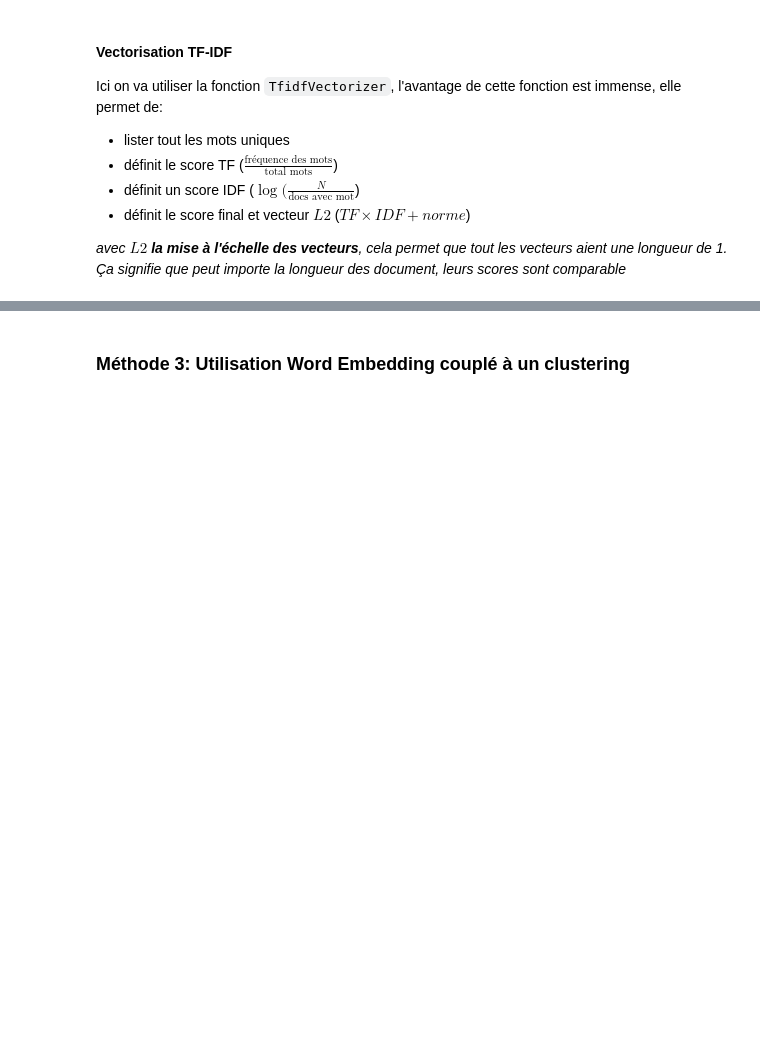
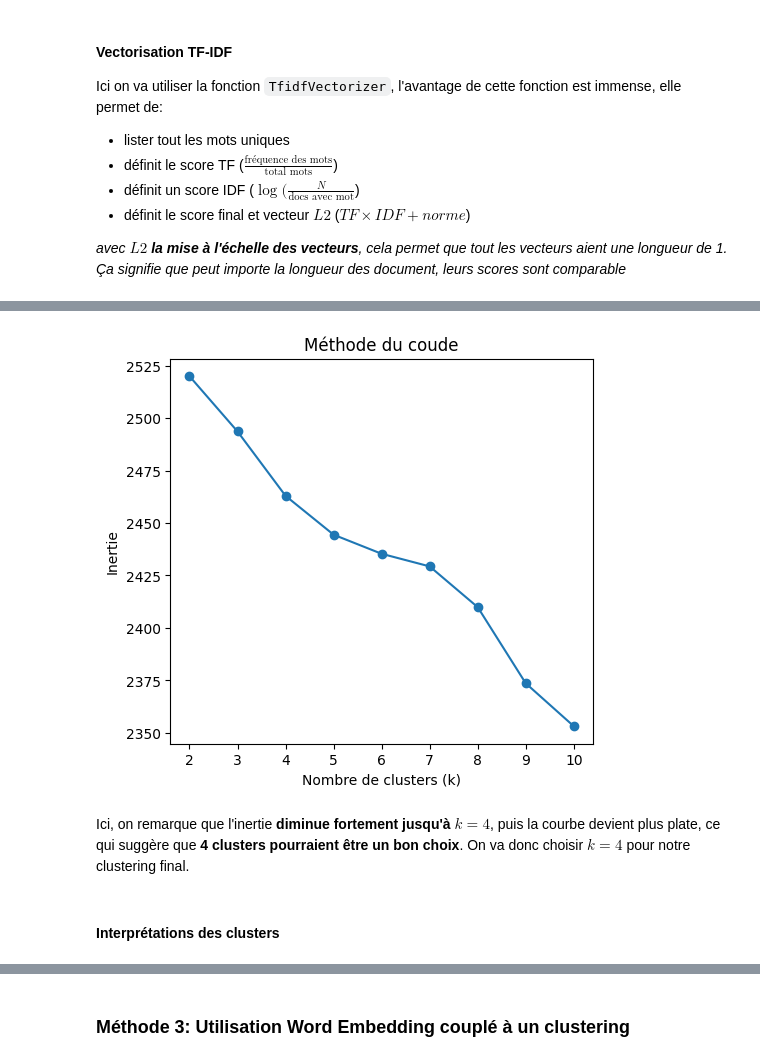
Before and after one commit to cypnet/Analyse-de-conversations-sur-la-sant-mentale-, a Jupyter notebook: LOGAN/ETAPE1-Exploration_jeu_de_donnees.ipynb, the cells around one changed output, grey strips where cells are left out. Drawn from its saved outputs; the diff is of its cells as text; code cells hidden in the pictures; blank space fills up the shorter version.

Commit message:
[Update] Méthode 2 terminée

```diff
--- a/LOGAN/ETAPE1-Exploration_jeu_de_donnees.ipynb
+++ b/LOGAN/ETAPE1-Exploration_jeu_de_donnees.ipynb
@@ -1035,0 +1150,26 @@ Ici on va utiliser la fonction <code>TfidfVectorizer</code>, l'avantage de cette
+# %%
+# On applique la méthode du coude sur la matrice TF-IDF totale pour trouver le nombre optimal de clusters
+from sklearn.cluster import KMeans
+from sklearn.metrics import silhouette_score
+
+tfidf_dense = tfidf_total.todense() # Nous permet d'accéder à la matrice
+tfidf_array = np.asarray(tfidf_dense) # On convertit en array numpy pour pouvoir l'utiliser dans KMeans
+inertias = []
+K_range = range(2, 11) # On teste de 2 à 10 clusters
+for k in K_range:
+    kmeans = KMeans(n_clusters=k, random_state=42)
+    kmeans.fit(tfidf_array)
+    inertias.append(kmeans.inertia_) #inertia_ est la somme des distances au carré entre les points et leur centre de cluster, plus elle est basse, mieux c'est
+
+# Affichage de la courbe
+plt.figure(figsize=(12, 5))
+plt.subplot(121)
+plt.plot(K_range, inertias, marker='o')
+plt.xlabel('Nombre de clusters (k)')
+plt.ylabel('Inertie')
+plt.title('Méthode du coude')
+plt.show()
+# %% [output]
+[figure, added]
+# %% [markdown]
+Ici, on remarque que l'inertie **diminue fortement jusqu'à $k=4$**, puis la courbe devient plus plate, ce qui suggère que **4 clusters pourraient être un bon choix**.  On va donc choisir **$k=4$** pour notre clustering final.
@@ -1035,0 +1192,2 @@ Ici on va utiliser la fonction <code>TfidfVectorizer</code>, l'avantage de cette
+# %% [markdown]
+#### Interprétations des clusters
```
Also changed, not shown: parts of 40 cells of this notebook, 1 other file.
